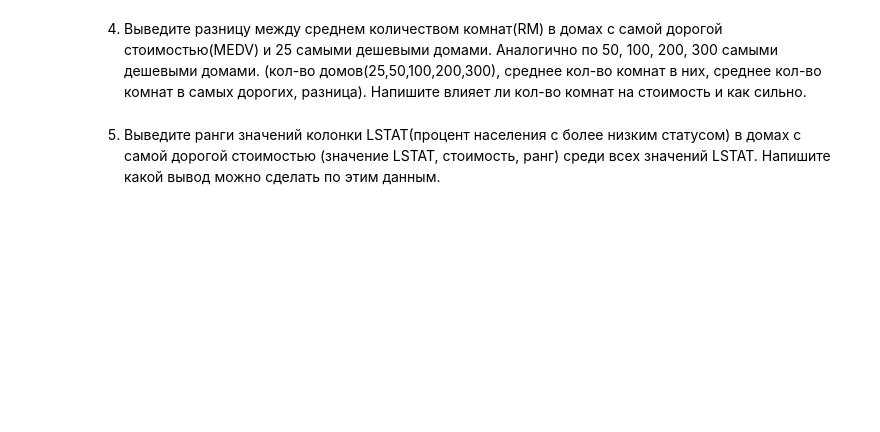
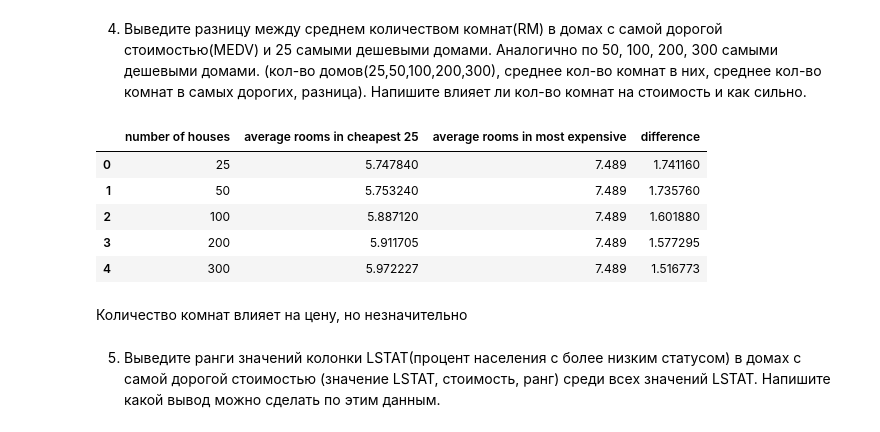
Before and after one commit to omutninsk/sql_2, a Jupyter notebook: HW_2_sql.ipynb, the cells around one changed output. Drawn from its saved outputs; the diff is of its cells as text; code cells hidden in the pictures; blank space fills up the shorter version.

```diff
--- a/HW_2_sql.ipynb
+++ b/HW_2_sql.ipynb
@@ -72,2 +96,64 @@ pd.read_sql(
+# %%
+tasks+=1
+pd.read_sql(
+    '''
+    WITH most_expensive AS (
+SELECT RM, MEDV
+FROM boston
+ORDER BY MEDV DESC
+LIMIT 1
+), cheapest_25 AS (
+SELECT RM, MEDV
+FROM boston
+ORDER BY MEDV
+LIMIT 25
+), cheapest_50 AS (
+SELECT RM, MEDV
+FROM boston
+ORDER BY MEDV
+LIMIT 50
+), cheapest_100 AS (
+SELECT RM, MEDV
+FROM boston
+ORDER BY MEDV
+LIMIT 100
+), cheapest_200 AS (
+SELECT RM, MEDV
+FROM boston
+ORDER BY MEDV
+LIMIT 200
+), cheapest_300 AS (
+SELECT RM, MEDV
+FROM boston
+ORDER BY MEDV
+LIMIT 300
+)
+
+SELECT 25 as "number of houses", avg(cheapest_25.RM) as "average rooms in cheapest 25", avg(most_expensive.RM) as "average rooms in most expensive", (avg(most_expensive.RM) - avg(cheapest_25.RM)) as "difference"
+FROM most_expensive, cheapest_25
+UNION
+SELECT 50 as "number of houses", avg(cheapest_50.RM) as "average rooms in cheapest 50", avg(most_expensive.RM) as "average rooms in most expensive", (avg(most_expensive.RM) - avg(cheapest_50.RM)) as "difference"
+FROM most_expensive, cheapest_50
+UNION
+SELECT 100 as "number of houses", avg(cheapest_100.RM) as "average rooms in cheapest 100", avg(most_expensive.RM) as "average rooms in most expensive", (avg(most_expensive.RM) - avg(cheapest_100.RM)) as "difference"
+FROM most_expensive, cheapest_100
+UNION
+SELECT 200 as "number of houses", avg(cheapest_200.RM) as "average rooms in cheapest 200", avg(most_expensive.RM) as "average rooms in most expensive", (avg(most_expensive.RM) - avg(cheapest_200.RM)) as "difference"
+FROM most_expensive, cheapest_200
+UNION
+SELECT 300 as "number of houses", avg(cheapest_300.RM) as "average rooms in cheapest 300", avg(most_expensive.RM) as "average rooms in most expensive", (avg(most_expensive.RM) - avg(cheapest_300.RM)) as "difference"
+FROM most_expensive, cheapest_300;
+    ''',
+    con,
+)
+# %% [output]
+|  | number of houses | average rooms in cheapest 25 | average rooms in most expensive | difference |
+| 0 | 25 | 5.747840 | 7.489 | 1.741160 |
+| 1 | 50 | 5.753240 | 7.489 | 1.735760 |
+| 2 | 100 | 5.887120 | 7.489 | 1.601880 |
+| 3 | 200 | 5.911705 | 7.489 | 1.577295 |
+| 4 | 300 | 5.972227 | 7.489 | 1.516773 |
+# %% [markdown]
+Количество комнат влияет на цену, но незначительно
 # %% [markdown]
 5. Выведите ранги значений колонки LSTAT(процент населения с более низким статусом) в домах с самой дорогой стоимостью (значение LSTAT, стоимость, ранг) среди всех значений LSTAT. Напишите какой вывод можно сделать по этим данным.
```
Also changed, not shown: parts of 22 cells of this notebook.
